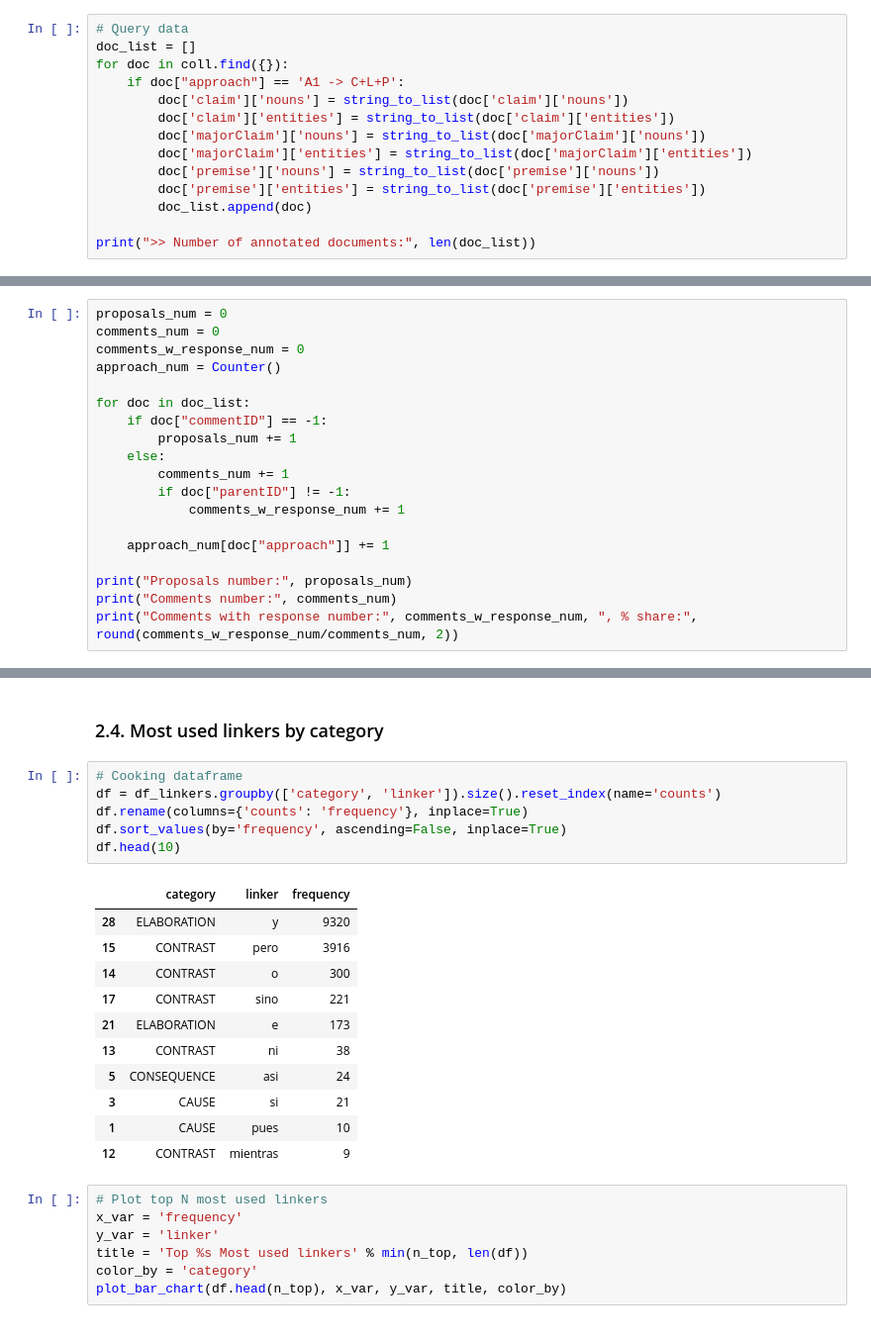
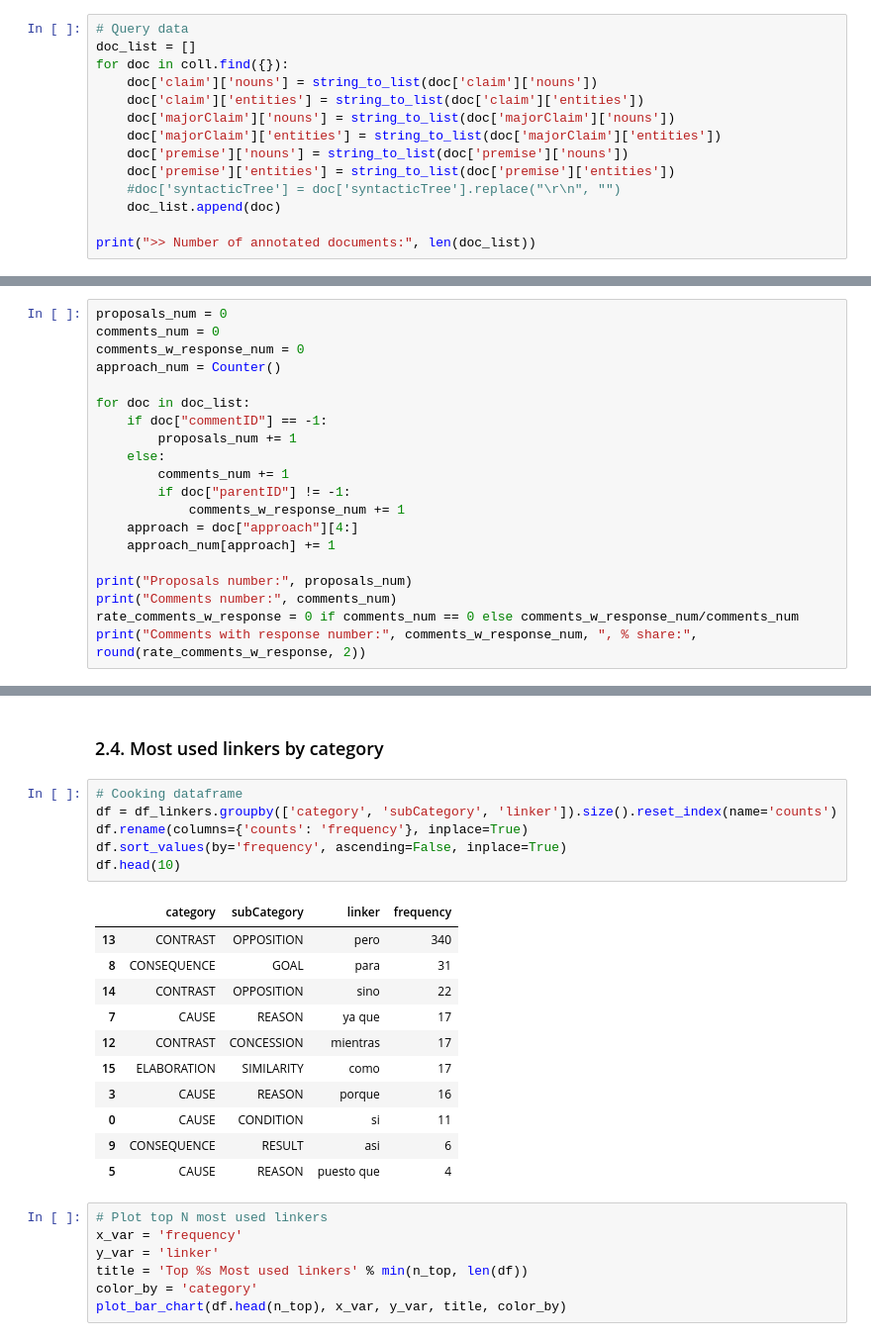
Before and after one commit to argrecsys/arg-miner, a Jupyter notebook: analysis/DataAnalysis.ipynb, the cells around one changed output, grey strips where cells are left out. Shown at 99% size. Saved outputs shown, nothing was run; the diff lists cells and outputs as text.

```diff
--- a/analysis/DataAnalysis.ipynb
+++ b/analysis/DataAnalysis.ipynb
@@ -58,14 +59,14 @@ coll = db[mdb_login['db_collection']]
 # Query data
 doc_list = []
 for doc in coll.find({}):
-    if doc["approach"] == 'A1 -> C+L+P':
-        doc['claim']['nouns'] = string_to_list(doc['claim']['nouns'])
-        doc['claim']['entities'] = string_to_list(doc['claim']['entities'])
-        doc['majorClaim']['nouns'] = string_to_list(doc['majorClaim']['nouns'])
-        doc['majorClaim']['entities'] = string_to_list(doc['majorClaim']['entities'])
-        doc['premise']['nouns'] = string_to_list(doc['premise']['nouns'])
-        doc['premise']['entities'] = string_to_list(doc['premise']['entities'])
-        doc_list.append(doc)
+    doc['claim']['nouns'] = string_to_list(doc['claim']['nouns'])
+    doc['claim']['entities'] = string_to_list(doc['claim']['entities'])
+    doc['majorClaim']['nouns'] = string_to_list(doc['majorClaim']['nouns'])
+    doc['majorClaim']['entities'] = string_to_list(doc['majorClaim']['entities'])
+    doc['premise']['nouns'] = string_to_list(doc['premise']['nouns'])
+    doc['premise']['entities'] = string_to_list(doc['premise']['entities'])
+    #doc['syntacticTree'] = doc['syntacticTree'].replace("\r\n", "")
+    doc_list.append(doc)
 
 print(">> Number of annotated documents:", len(doc_list))
 # %% [output]
@@ -119,10 +118,11 @@ for doc in doc_list:
         comments_num += 1
         if doc["parentID"] != -1:
             comments_w_response_num += 1
-
-    approach_num[doc["approach"]] += 1
+    approach = doc["approach"][4:]
+    approach_num[approach] += 1
 
 print("Proposals number:", proposals_num)
 print("Comments number:", comments_num)
-print("Comments with response number:", comments_w_response_num, ", % share:", round(comments_w_response_num/comments_num, 2))
+rate_comments_w_response = 0 if comments_num == 0 else comments_w_response_num/comments_num
+print("Comments with response number:", comments_w_response_num, ", % share:", round(rate_comments_w_response, 2))
 # %% [output]
@@ -257,22 +257,22 @@ plot_bar_chart(df, x_var, y_var, title, color_by)
 ### 2.4. Most used linkers by category
 # %%
 # Cooking dataframe
-df = df_linkers.groupby(['category', 'linker']).size().reset_index(name='counts')
+df = df_linkers.groupby(['category', 'subCategory', 'linker']).size().reset_index(name='counts')
 df.rename(columns={'counts': 'frequency'}, inplace=True)
 df.sort_values(by='frequency', ascending=False, inplace=True)
 df.head(10)
 # %% [output]
-|  | category | linker | frequency |
-| 28 | ELABORATION | y | 9320 |
-| 15 | CONTRAST | pero | 3916 |
-| 14 | CONTRAST | o | 300 |
-| 17 | CONTRAST | sino | 221 |
-| 21 | ELABORATION | e | 173 |
-| 13 | CONTRAST | ni | 38 |
-| 5 | CONSEQUENCE | asi | 24 |
-| 3 | CAUSE | si | 21 |
-| 1 | CAUSE | pues | 10 |
-| 12 | CONTRAST | mientras | 9 |
+|  | category | subCategory | linker | frequency |
+| 13 | CONTRAST | OPPOSITION | pero | 340 |
+| 8 | CONSEQUENCE | GOAL | para | 31 |
+| 14 | CONTRAST | OPPOSITION | sino | 22 |
+| 7 | CAUSE | REASON | ya que | 17 |
+| 12 | CONTRAST | CONCESSION | mientras | 17 |
+| 15 | ELABORATION | SIMILARITY | como | 17 |
+| 3 | CAUSE | REASON | porque | 16 |
+| 0 | CAUSE | CONDITION | si | 11 |
+| 9 | CONSEQUENCE | RESULT | asi | 6 |
+| 5 | CAUSE | REASON | puesto que | 4 |
 # %%
 # Plot top N most used linkers
 x_var = 'frequency'
```
Also changed, not shown: parts of 20 cells of this notebook, 9 other files.
